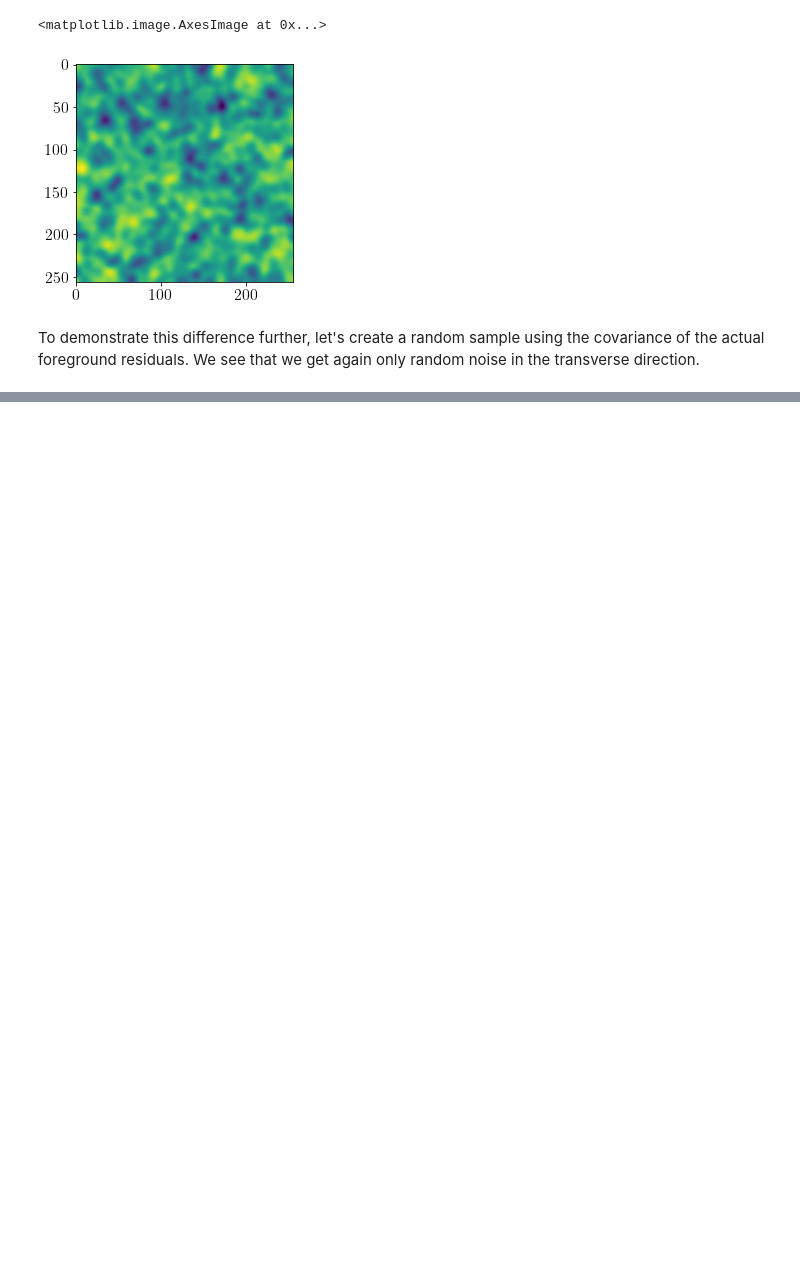
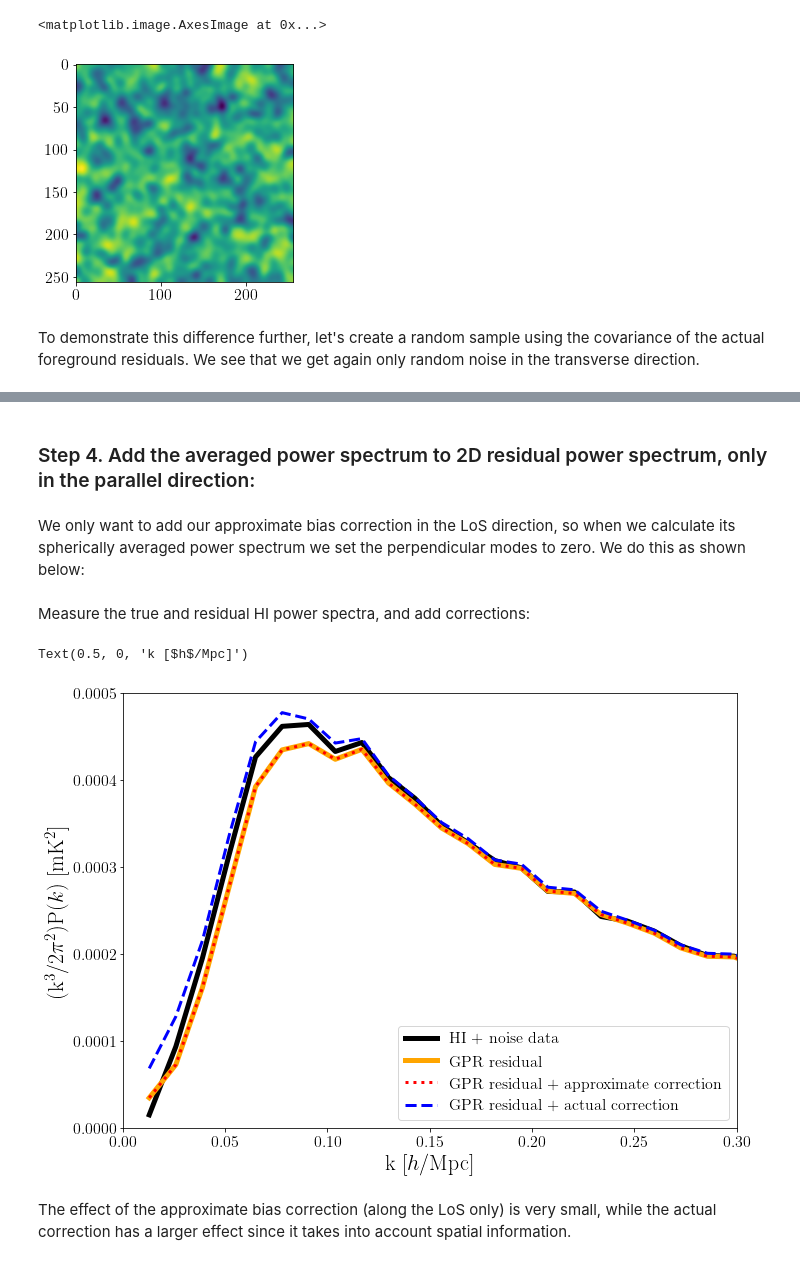
Before and after one commit to paulassoares/gpr4im, a Jupyter notebook: Jupyter Notebooks/bias_correction.ipynb, the cells around one changed output, grey strips where cells are left out. Drawn from its saved outputs; the diff is of its cells as text; code cells hidden in the pictures; blank space fills up the shorter version.

```diff
--- a/Jupyter Notebooks/bias_correction.ipynb
+++ b/Jupyter Notebooks/bias_correction.ipynb
@@ -425,0 +278,42 @@ Text(0.5, 1.0, 'PCA (Nfg = 2) cleaned/True HI')
+# %% [markdown]
+### Step 4. Add the averaged power spectrum to 2D residual power spectrum, only in the parallel direction:
+# %% [markdown]
+We only want to add our approximate bias correction in the LoS direction, so when we calculate its spherically averaged power spectrum we set the perpendicular modes to zero. We do this as shown below:
+# %%
+pk_corr_noPerp = []
+
+for s in samples:
+    pk_corr_noPerp.append(pk.getpk_noPerp(s,w,W,nx,ny,nz,lx,ly,lz,kbins)[0])
+
+pk_corr_noPerp = np.mean(pk_corr_noPerp, axis=0)
+# %% [markdown]
+Measure the true and residual HI power spectra, and add corrections:
+# %%
+# true HI power spectrum:
+HI_pk = pk.getpk(HI_noise_smoothed,w,W,nx,ny,nz,lx,ly,lz,kbins)[0]
+
+# residual power spectrum:
+res_pk = pk.getpk(gpr_res,w,W,nx,ny,nz,lx,ly,lz,kbins)[0]
+
+# applying approximate bias correction:
+res_pk_corr = res_pk + pk_corr_noPerp
+
+# applying actual bias correction:
+res_pk_truecorr = res_pk + pk_truecorr
+# %%
+plt.figure(figsize=(11,8))
+plt.plot(k, (k*k*k*HI_pk)/(2*np.pi*np.pi),ls='solid', c='k', lw=5, label = r'HI + noise data')
+plt.plot(k, (k*k*k*res_pk)/(2*np.pi*np.pi),ls='solid', c='orange', lw=5, label = r'GPR residual')
+plt.plot(k, (k*k*k*res_pk_corr)/(2*np.pi*np.pi),ls='dotted',c='r', lw=3, label = r'GPR residual + approximate correction')
+plt.plot(k, (k*k*k*res_pk_truecorr)/(2*np.pi*np.pi),ls='dashed',c='b', lw=3, label = r'GPR residual + actual correction')
+
+plt.legend(fontsize=16)
+plt.xlim(0,0.3)
+plt.ylim(0,0.0005)
+plt.ylabel('(k$^3$/2$\pi^2$)P($k$) [mK$^2$]', fontsize=22)
+plt.xlabel('k [$h$/Mpc]', fontsize=22)
+# %% [output]
+Text(0.5, 0, 'k [$h$/Mpc]')
+[figure, added]
+# %% [markdown]
+The effect of the approximate bias correction (along the LoS only) is very small, while the actual correction has a larger effect since it takes into account spatial information.
```
Also changed, not shown: parts of 45 cells of this notebook, 1 other file.
